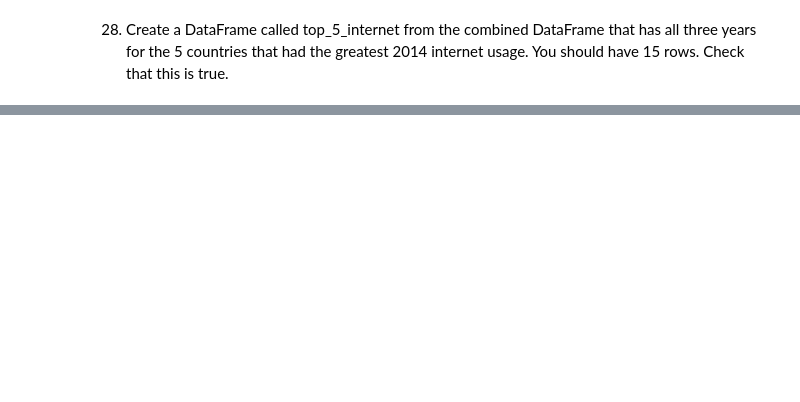
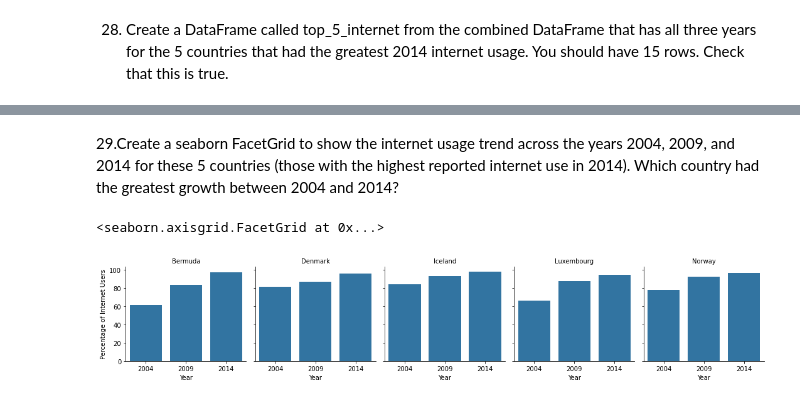
Before and after one commit to Cuiweiyi/gdp-and-internet-usage-Cuiweiyi, a Jupyter notebook: notebooks/Setup for the gdp_percap.ipynb, the cells around one changed output, grey strips where cells are left out. Saved outputs shown, nothing was run; the diff lists cells and outputs as text; code cells hidden in the pictures; blank space fills up the shorter version.

Commit message:
I figured out the problem and dropped a troublesome footnote. Got through number 30

```diff
--- a/notebooks/Setup for the gdp_percap.ipynb
+++ b/notebooks/Setup for the gdp_percap.ipynb
@@ -33,17 +33,18 @@ info for internet
 8. Take a look at the datatypes for the columns in each DataFrame.
 # %%
 #first run a test to see what the columns are actually called.
-#print(gdp_df.head(1))
-#print(internet_df.head(1))
+#print(gdp_df)
+#print(internet_df)
 #then use a hashtag to comment out the print() and type the columns
-gdp_and_internet_use = pd.concat(gdp_df, internet_df,  on = ['Country_or_Area', 'Year'])
-
-gdp_and_internet_use.head()
+gdp_df.columns = [c.replace(' ', '_') for c in gdp_df.columns]
+internet_df.columns = [c.replace(' ', '_') for c in internet_df.columns]
+print(gdp_df.head(1))
+print(internet_df.head(1))
 type(gdp_df.Country_or_Area)
 type(gdp_df.Year)
-type(gdp_df.GDP_Per_Capita)
+type(gdp_df.Value)
 
 type(internet_df.Country_or_Area)
 type(internet_df.Year)
-type(internet_df.Internet_Users_Pct)
+type(internet_df.Value)
 # %% [output]
@@ -81,0 +129,4 @@ gdp_and_internet_use.head()
+# %%
+gdp_and_internet_use = pd.merge(gdp_df, internet_df, how = "left", on = ['Country', 'Year'])
+
+gdp_and_internet_use.head()
@@ -95,9 +174,9 @@ gdp_and_internet_use[gdp_and_internet_use.Year.isin(filter_list)]
 # %% [markdown]
 17. Create three new DataFrames, one for 2004, one for 2009, and one for 2014. Give them meaningful names that aren't too long.
 # %%
-f04= ['2004']
-f09= ['2009']
-f14= ['2014']
+f04= [2004]
+f09= [2009]
+f14= [2014]
 gdpi_04 = gdp_and_internet_use[gdp_and_internet_use.Year.isin(f04)]
 gdpi_09 = gdp_and_internet_use[gdp_and_internet_use.Year.isin(f09)]
 gdpi_14 = gdp_and_internet_use[gdp_and_internet_use.Year.isin(f14)]
@@ -223,5 +412,5 @@ dataframes = [gdpi_04,gdpi_09, gdpi_14]
 gdpi4_14 = pd.concat(dataframes)
 
 #print(gdp_and_internet_use)
-top_5_internet_df = gdpi4_14['Country'].isin(['Iceland', 'Bermuda', 'Norway', 'Denmark', 'Andorra'])
-print(top_5_internet_df)
+top_5_internet = gdpi4_14[gdpi4_14['Country'].isin(['Iceland', 'Bermuda', 'Norway', 'Denmark', 'Luxembourg'])]
+print(top_5_internet)
@@ -227,0 +434,10 @@ print(top_5_internet_df)
+# %% [markdown]
+29.Create a seaborn FacetGrid to show the internet usage trend across the years 2004, 2009, and 2014 for these 5 countries (those with the highest reported internet use in 2014). Which country had the greatest growth between 2004 and 2014?
+# %%
+g = sns.FacetGrid(top_5_internet, col='Country', palette='bright')
+g.map_dataframe(sns.barplot, x='Year', y='Internet_Users_Pct')
+g.set_axis_labels('Year', 'Percentage of Internet Users')
+g.set_titles(col_template='{col_name}')
+# %% [output]
+<seaborn.axisgrid.FacetGrid at 0x...>
+[figure, added]
```
Also changed, not shown: parts of 26 cells of this notebook.
